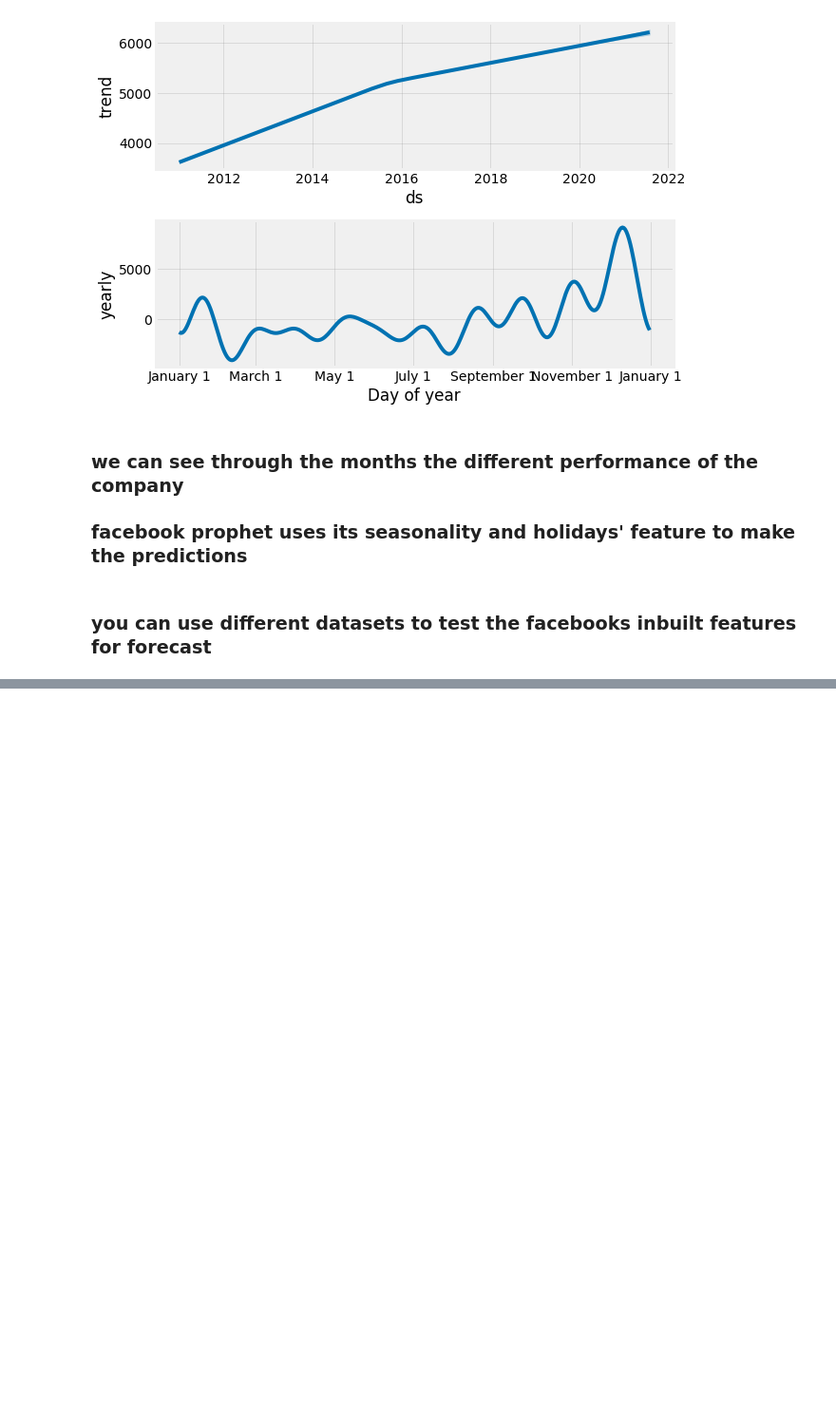
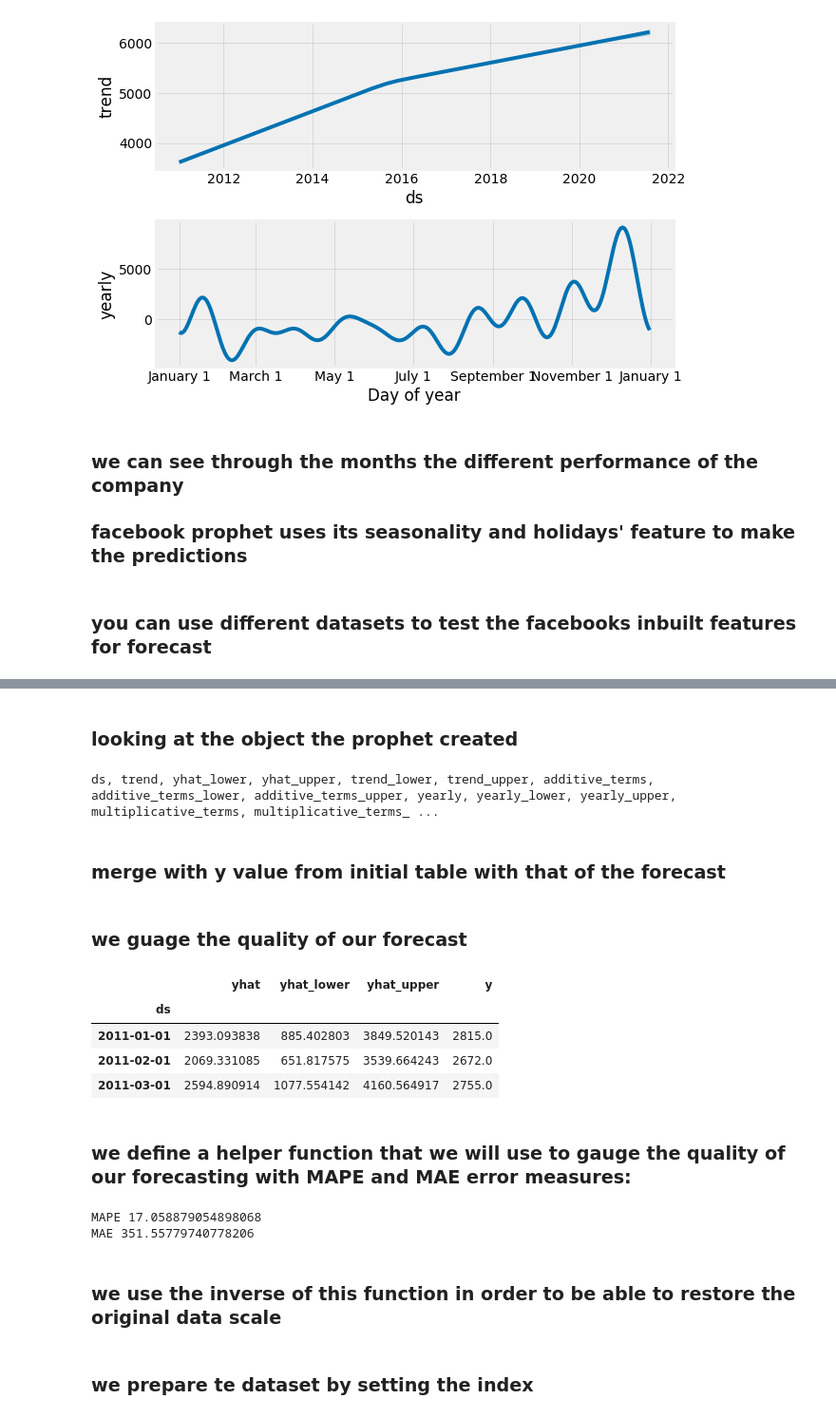
Before and after one commit to mungemwema/time-series, a Jupyter notebook: timeseries.ipynb, the cells around one changed output, grey strips where cells are left out. Shown at 95% size. Drawn from its saved outputs; the diff is of its cells as text; code cells hidden in the pictures; blank space fills up the shorter version.

```diff
--- a/timeseries.ipynb
+++ b/timeseries.ipynb
@@ -160,0 +181,36 @@ my_model.plot_components(forecast, uncertainty=True)
+# %% [markdown]
+ ### looking at the object the prophet created
+# %%
+print(', '.join(forecast.columns))
+# %% [output]
+ds, trend, yhat_lower, yhat_upper, trend_lower, trend_upper, additive_terms, additive_terms_lower, additive_terms_upper, yearly, yearly_lower, yearly_upper, multiplicative_terms, multiplicative_terms_ ...
+# %% [markdown]
+### merge with y value from initial table with that of the forecast
+# %%
+def make_comparison_dataframe(historical, forecast):
+    """Join the history with the forecast.
+
+       The resulting dataset will contain columns 'yhat', 'yhat_lower', 'yhat_upper' and 'y'.
+    """
+    return forecast.set_index('ds')[['yhat', 'yhat_lower', 'yhat_upper']].join(historical.set_index('ds'))
+# %% [markdown]
+### we guage the quality of our forecast
+# %%
+cmp_df = make_comparison_dataframe(df, forecast)
+cmp_df.head(n=3)
+# %% [output]
+|  | yhat | yhat_lower | yhat_upper | y |
+| ds |  |  |  |  |
+| 2011-01-01 | 2393.093838 | 885.402803 | 3849.520143 | 2815.0 |
+| 2011-02-01 | 2069.331085 | 651.817575 | 3539.664243 | 2672.0 |
+| 2011-03-01 | 2594.890914 | 1077.554142 | 4160.564917 | 2755.0 |
+# %% [markdown]
+### we define a helper function that we will use to gauge the quality of our forecasting with MAPE and MAE error measures:
+# %%
+for err_name, err_value in calculate_forecast_errors(cmp_df, prediction_size).items():
+    print(err_name, err_value)
+# %% [output]
+MAPE 17.058879054898068
+MAE 351.55779740778206
+# %% [markdown]
+### we use the inverse of this function in order to be able to restore the original data scale
@@ -160,0 +220,2 @@ my_model.plot_components(forecast, uncertainty=True)
+# %% [markdown]
+### we prepare te dataset by setting the index
```
Also changed, not shown: parts of 20 cells of this notebook.
